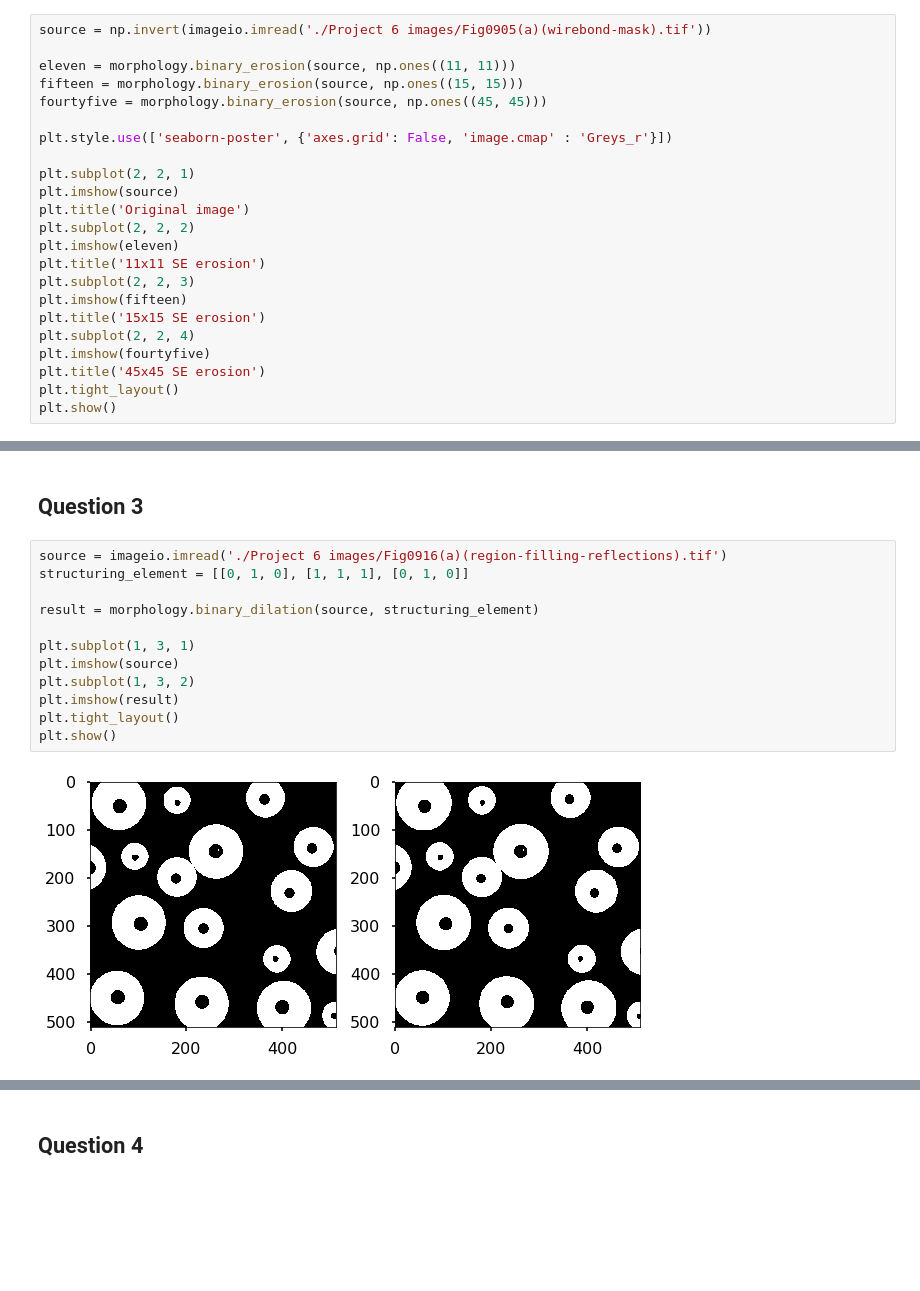
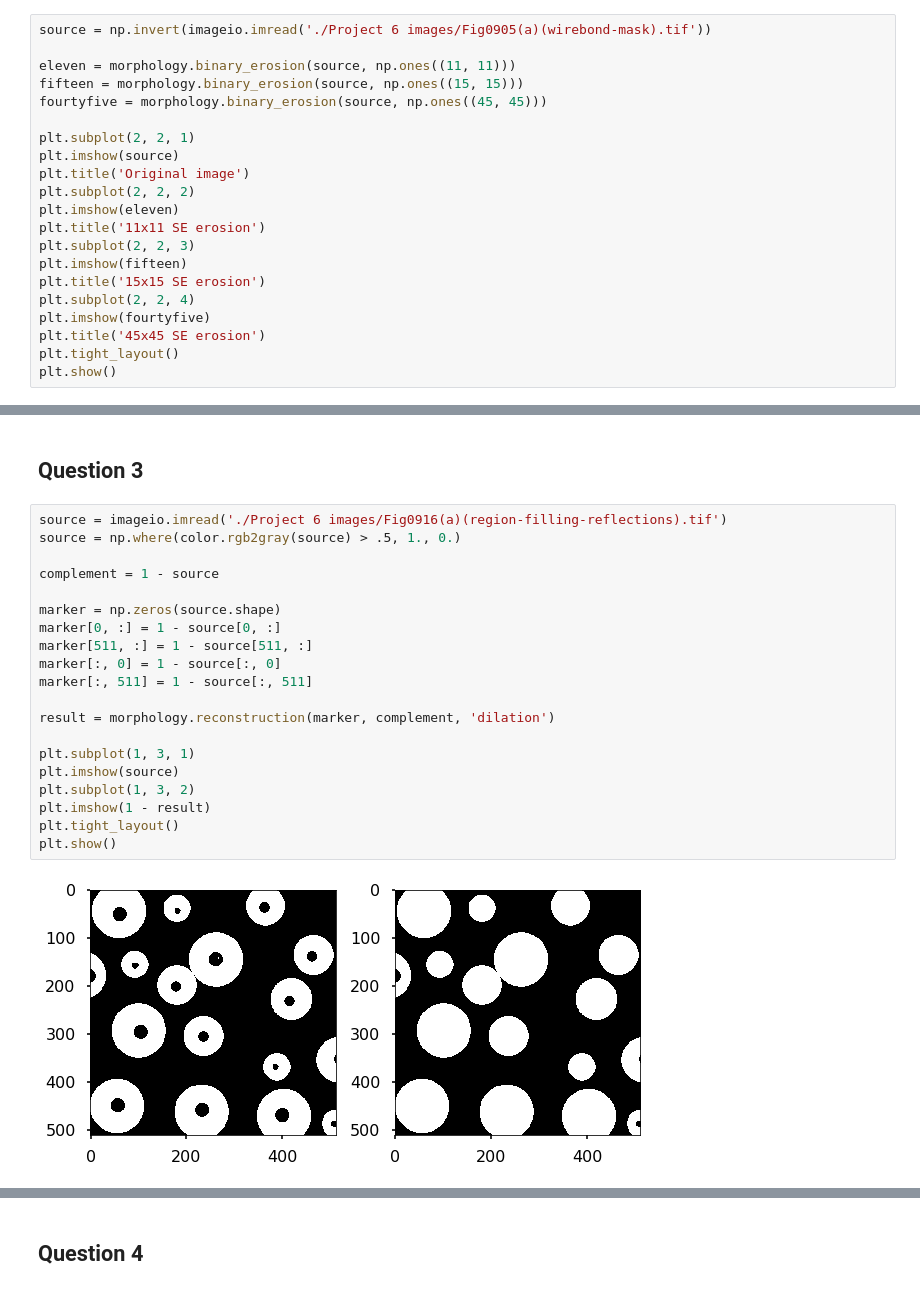
Before and after one commit to jnowaczek/ImageProcessing, a Jupyter notebook: Project 6.ipynb, the cells around one changed output, grey strips where cells are left out. Cells and saved outputs as stored; diff of their text form; blank space fills up the shorter version.

```diff
--- a/Project 6.ipynb
+++ b/Project 6.ipynb
@@ -24,8 +24,6 @@ source = np.invert(imageio.imread('./Project 6 images/Fig0905(a)(wirebond-mask).
 eleven = morphology.binary_erosion(source, np.ones((11, 11)))
 fifteen = morphology.binary_erosion(source, np.ones((15, 15)))
 fourtyfive = morphology.binary_erosion(source, np.ones((45, 45)))
-
-plt.style.use(['seaborn-poster', {'axes.grid': False, 'image.cmap' : 'Greys_r'}])
 
 plt.subplot(2, 2, 1)
 plt.imshow(source)
@@ -63,15 +61,23 @@ plt.show()
 ## Question 3
 # %%
 source = imageio.imread('./Project 6 images/Fig0916(a)(region-filling-reflections).tif')
-structuring_element = [[0, 1, 0], [1, 1, 1], [0, 1, 0]]
+source = np.where(color.rgb2gray(source) > .5, 1., 0.)
 
-result = morphology.binary_dilation(source, structuring_element)
+complement = 1 - source
+
+marker = np.zeros(source.shape)
+marker[0, :] = 1 - source[0, :]
+marker[511, :] = 1 - source[511, :]
+marker[:, 0] = 1 - source[:, 0]
+marker[:, 511] = 1 - source[:, 511]
+
+result = morphology.reconstruction(marker, complement, 'dilation')
 
 plt.subplot(1, 3, 1)
 plt.imshow(source)
 plt.subplot(1, 3, 2)
-plt.imshow(result)
+plt.imshow(1 - result)
 plt.tight_layout()
 plt.show()
 # %% [output]
-[figure, old version]
+[figure, new version]
```
Also changed, not shown: parts of 18 cells of this notebook, 1 other file.
